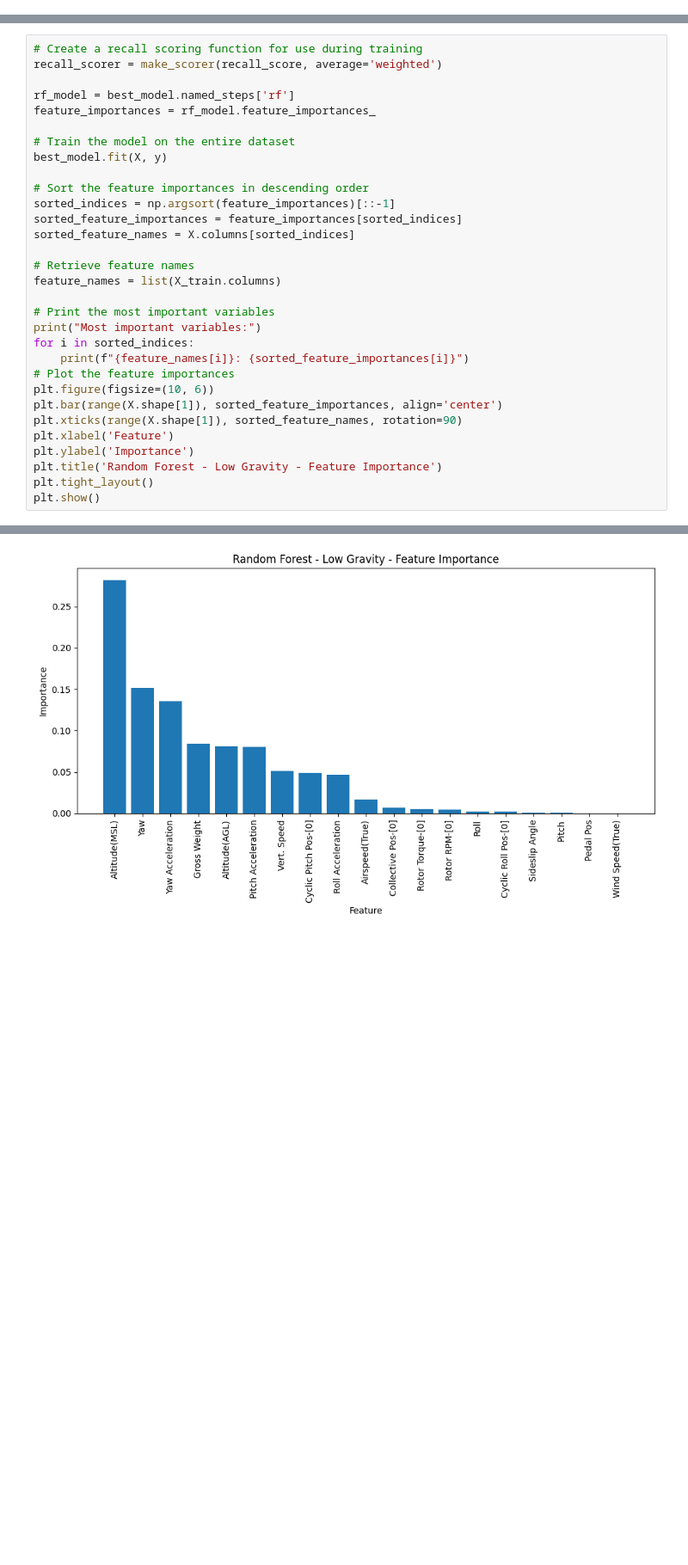
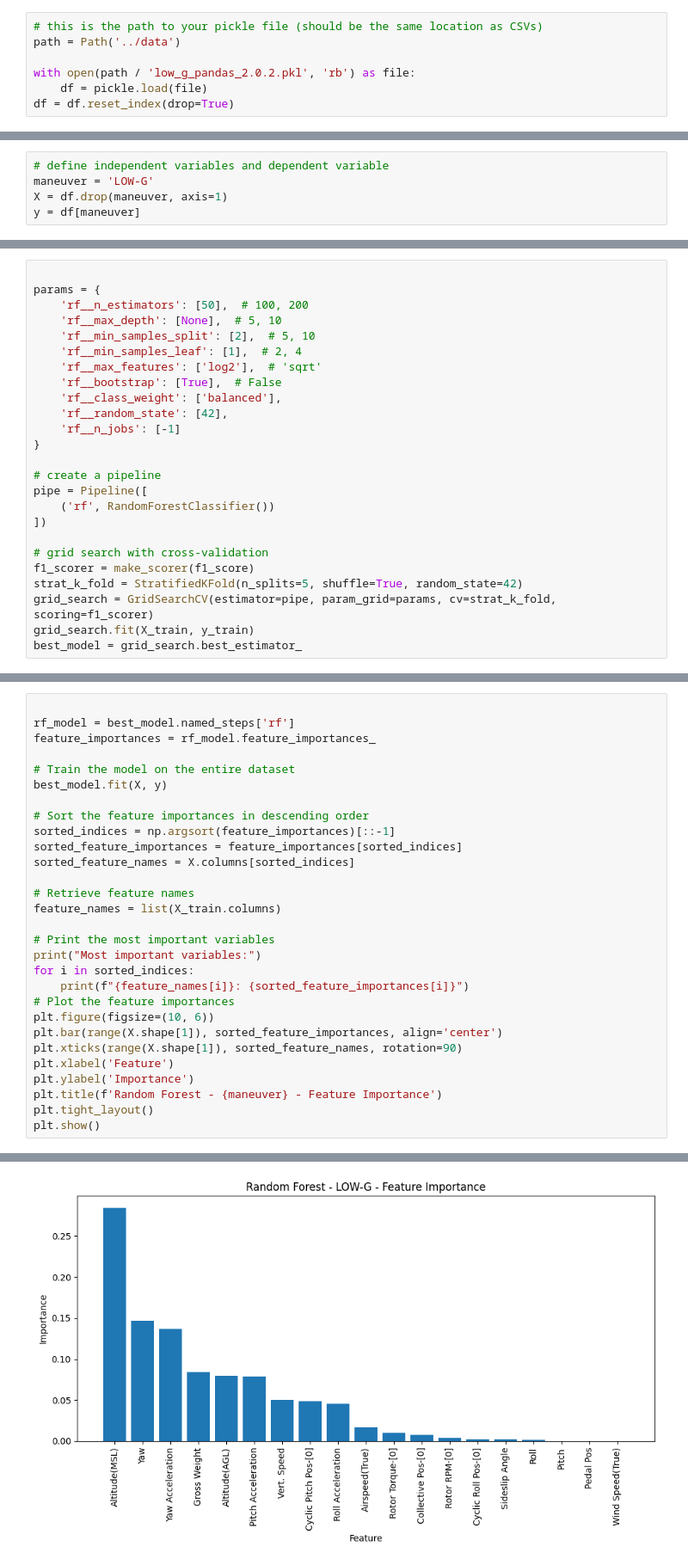
Before and after one commit to BsmittyBkk/DAEN690-Karate_Choppers, a Jupyter notebook: notebooks/visualization_random_forest_lg.ipynb, the cells around one changed output, grey strips where cells are left out. Shown: that part at 86% size. Cells and saved outputs as stored; diff of their text form; blank space fills up the shorter version.

Commit message:
random forest visualization notebooks added

```diff
--- a/notebooks/visualization_random_forest_lg.ipynb
+++ b/notebooks/visualization_random_forest_lg.ipynb
@@ -72,0 +11,7 @@ recall_scorer = make_scorer(recall_score, average='weighted')
+# %%
+# this is the path to your pickle file (should be the same location as CSVs)
+path = Path('../data')
+
+with open(path / 'low_g_pandas_2.0.2.pkl', 'rb') as file:
+    df = pickle.load(file)
+df = df.reset_index(drop=True)
@@ -72,0 +21,5 @@ recall_scorer = make_scorer(recall_score, average='weighted')
+# %%
+# define independent variables and dependent variable
+maneuver = 'LOW-G'
+X = df.drop(maneuver, axis=1)
+y = df[maneuver]
@@ -72,0 +36,25 @@ recall_scorer = make_scorer(recall_score, average='weighted')
+# %%
+
+params = {
+    'rf__n_estimators': [50],  # 100, 200
+    'rf__max_depth': [None],  # 5, 10
+    'rf__min_samples_split': [2],  # 5, 10
+    'rf__min_samples_leaf': [1],  # 2, 4
+    'rf__max_features': ['log2'],  # 'sqrt'
+    'rf__bootstrap': [True],  # False
+    'rf__class_weight': ['balanced'],
+    'rf__random_state': [42],
+    'rf__n_jobs': [-1]
+}
+
+# create a pipeline
+pipe = Pipeline([
+    ('rf', RandomForestClassifier())
+])
+
+# grid search with cross-validation
+f1_scorer = make_scorer(f1_score)
+strat_k_fold = StratifiedKFold(n_splits=5, shuffle=True, random_state=42)
+grid_search = GridSearchCV(estimator=pipe, param_grid=params, cv=strat_k_fold, scoring=f1_scorer)
+grid_search.fit(X_train, y_train)
+best_model = grid_search.best_estimator_
@@ -102,6 +121,4 @@ plt.show()
 # %%
-# Create a recall scoring function for use during training
-recall_scorer = make_scorer(recall_score, average='weighted')
 
 rf_model = best_model.named_steps['rf']
 feature_importances = rf_model.feature_importances_
@@ -127,7 +144,7 @@ plt.bar(range(X.shape[1]), sorted_feature_importances, align='center')
 plt.xticks(range(X.shape[1]), sorted_feature_names, rotation=90)
 plt.xlabel('Feature')
 plt.ylabel('Importance')
-plt.title('Random Forest - Low Gravity - Feature Importance')
+plt.title(f'Random Forest - {maneuver} - Feature Importance')
 plt.tight_layout()
 plt.show()
 # %% [output]
@@ -153,2 +170,2 @@ Pedal Pos: 0.0005650232251957155
 Wind Speed(True): 0.0
-[figure, old version]
+[figure, new version]
```
Also changed, not shown: parts of 17 cells of this notebook, 7 other files.
